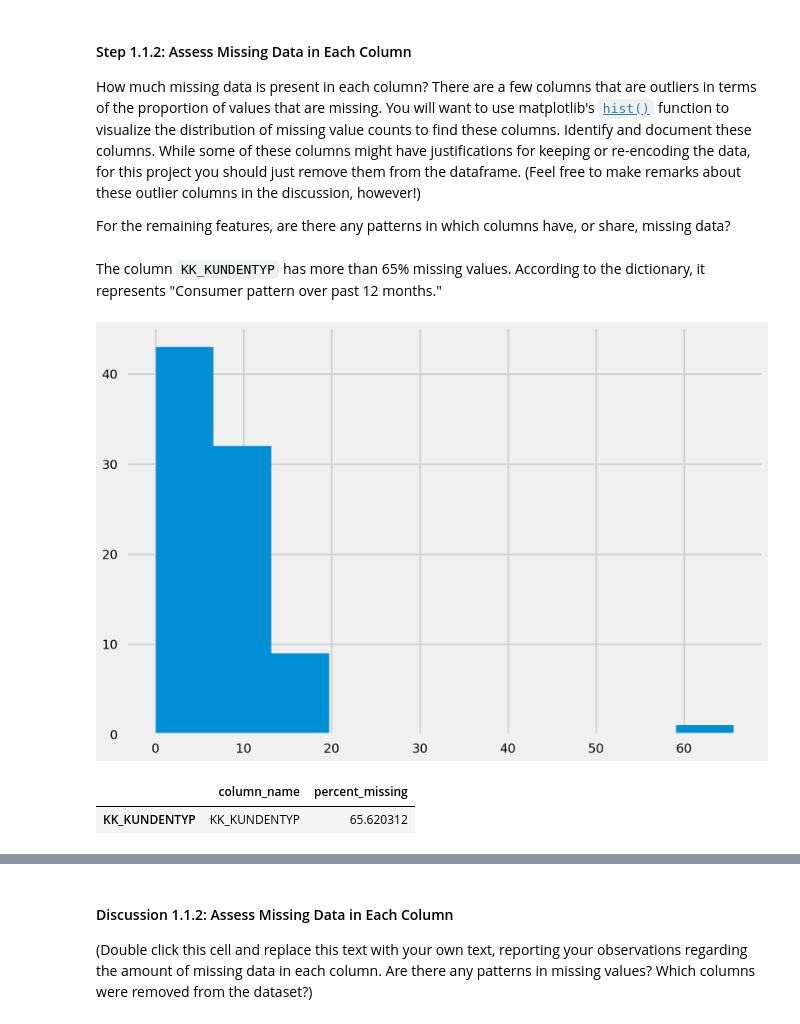
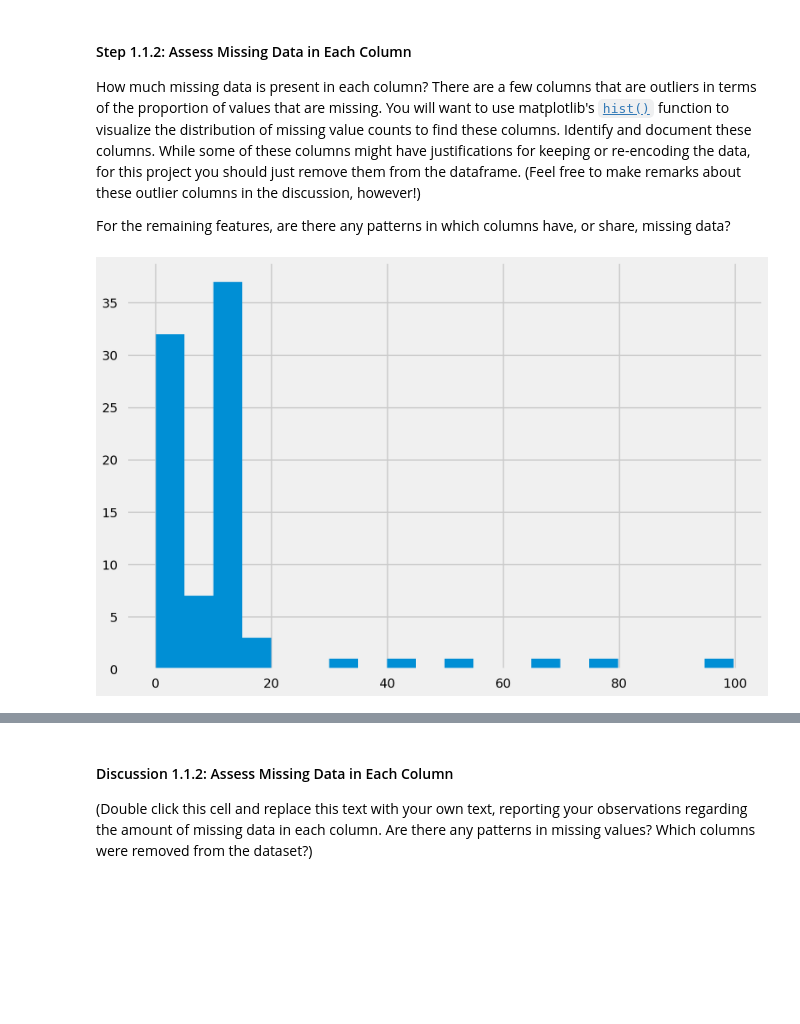
Before and after one commit to kennethn/machine-learning-nanodegree, a Jupyter notebook: p2_customer_segments/Identify_Customer_Segments.ipynb, the cells around one changed output, grey strips where cells are left out. Cells and saved outputs as stored; diff of their text form; code cells hidden in the pictures; blank space fills up the shorter version.

Commit message:
Lots of work on data cleaning and organizing features

```diff
--- a/p2_customer_segments/Identify_Customer_Segments.ipynb
+++ b/p2_customer_segments/Identify_Customer_Segments.ipynb
@@ -111,0 +143,9 @@ feat_info[feat_info.missing_or_unknown.str.contains('X')]
+# %%
+# Identify missing or unknown data values and convert them to NaNs.
+df_clean.loc[df_clean['CAMEO_DEUG_2015'] == 'X'] = np.nan
+df_clean.loc[df_clean['CAMEO_DEU_2015'] == 'XX'] = np.nan
+df_clean.loc[df_clean['CAMEO_INTL_2015'] == 'XX'] = np.nan
+
+# Now convert two of the columns to numeric since strings are gone, keep _DEU_ as string
+df_clean['CAMEO_DEUG_2015'] = pd.to_numeric(df_clean['CAMEO_DEUG_2015'], errors='coerce')
+df_clean['CAMEO_INTL_2015'] = pd.to_numeric(df_clean['CAMEO_INTL_2015'], errors='coerce')
@@ -112,17 +156,14 @@ feat_info[feat_info.missing_or_unknown.str.contains('X')]
 # %%
-# Identify missing or unknown data values and convert them to NaNs.
-df_clean.loc[df_clean['CAMEO_DEUG_2015'] == 'X'] = np.nan
-df_clean.loc[df_clean['CAMEO_DEU_2015'] == 'XX'] = np.nan
-df_clean.loc[df_clean['CAMEO_INTL_2015'] == 'XX'] = np.nan
-
 # Iterate over the feat_info df - this is not the most efficient
 # way to do it, and I'd like to try to handle the string values
 # in one single for-loop as an improvement
 for index, row in feat_info.iterrows():
     attr = row['attribute']
     # Strip out the brackets and separate on comma
-    values = row['missing_or_unknown'].replace('[', '').replace(']','').split(',')
+    values = row['missing_or_unknown'].replace('[', '').replace(']',
+                                                                '').split(',')
     for val in values:
         # We still have strings in here (X / XX) so ignore them
         if val not in ['', 'X', 'XX']:
-            df_clean.loc[df_clean[attr] == val] = np.nan
+            val = int(val)
+            df_clean.loc[df_clean[attr] == val, attr] = np.nan
@@ -141,17 +206,10 @@ missing_values = pd.DataFrame({
     'column_name': df_clean.columns,
     'percent_missing': percent_missing
 })
-# %% [markdown]
-The column `KK_KUNDENTYP` has more than 65% missing values. According to the dictionary, it represents "Consumer pattern over past 12 months."
 # %%
 # Investigate patterns in the amount of missing data in each column.
 
-plt.hist(missing_values['percent_missing'])
+plt.hist(missing_values['percent_missing'], bins=20)
 plt.show()
 # %% [output]
-[figure, old version]
+[figure, new version]
-# %%
-missing_values.query('percent_missing > 50')
-# %% [output]
-|  | column_name | percent_missing |
-| KK_KUNDENTYP | KK_KUNDENTYP | 65.620312 |
```
Also changed, not shown: parts of 39 cells of this notebook.
